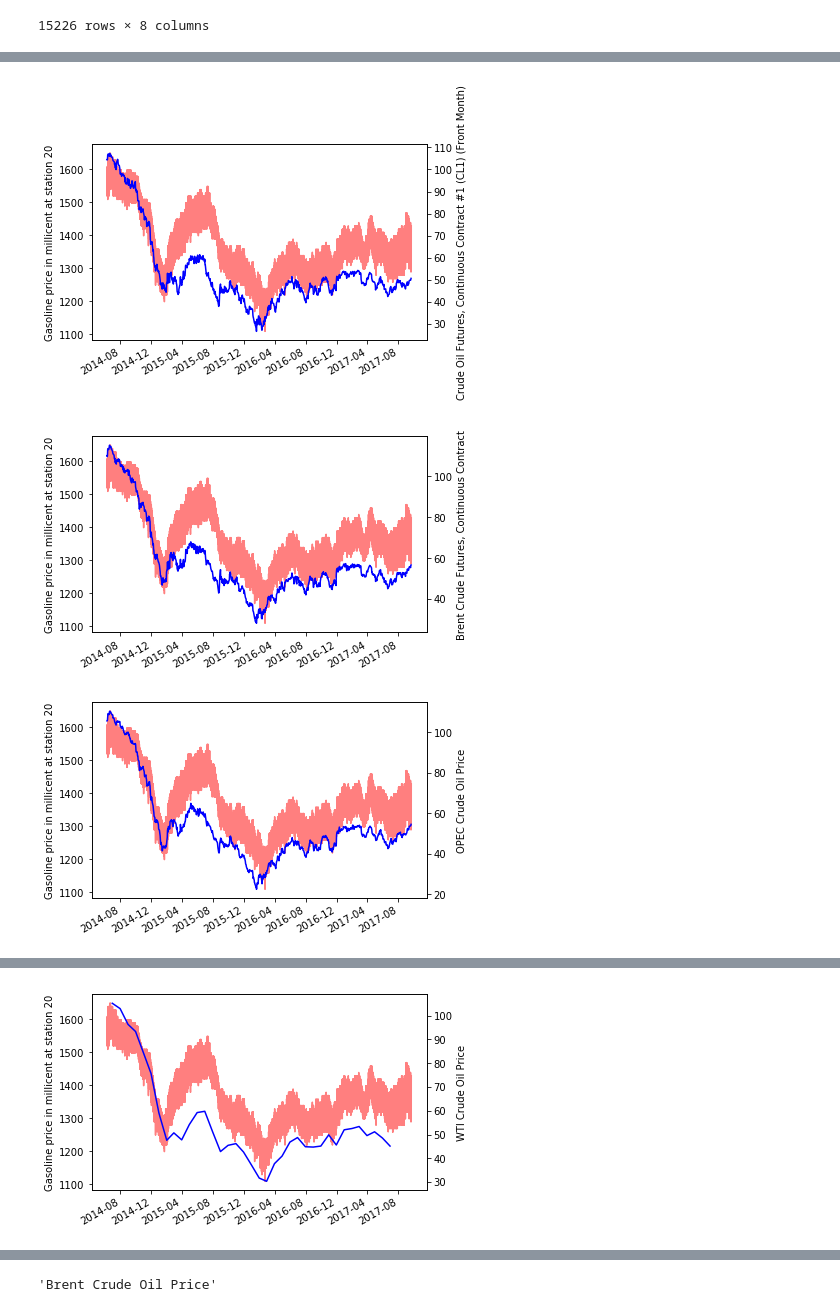
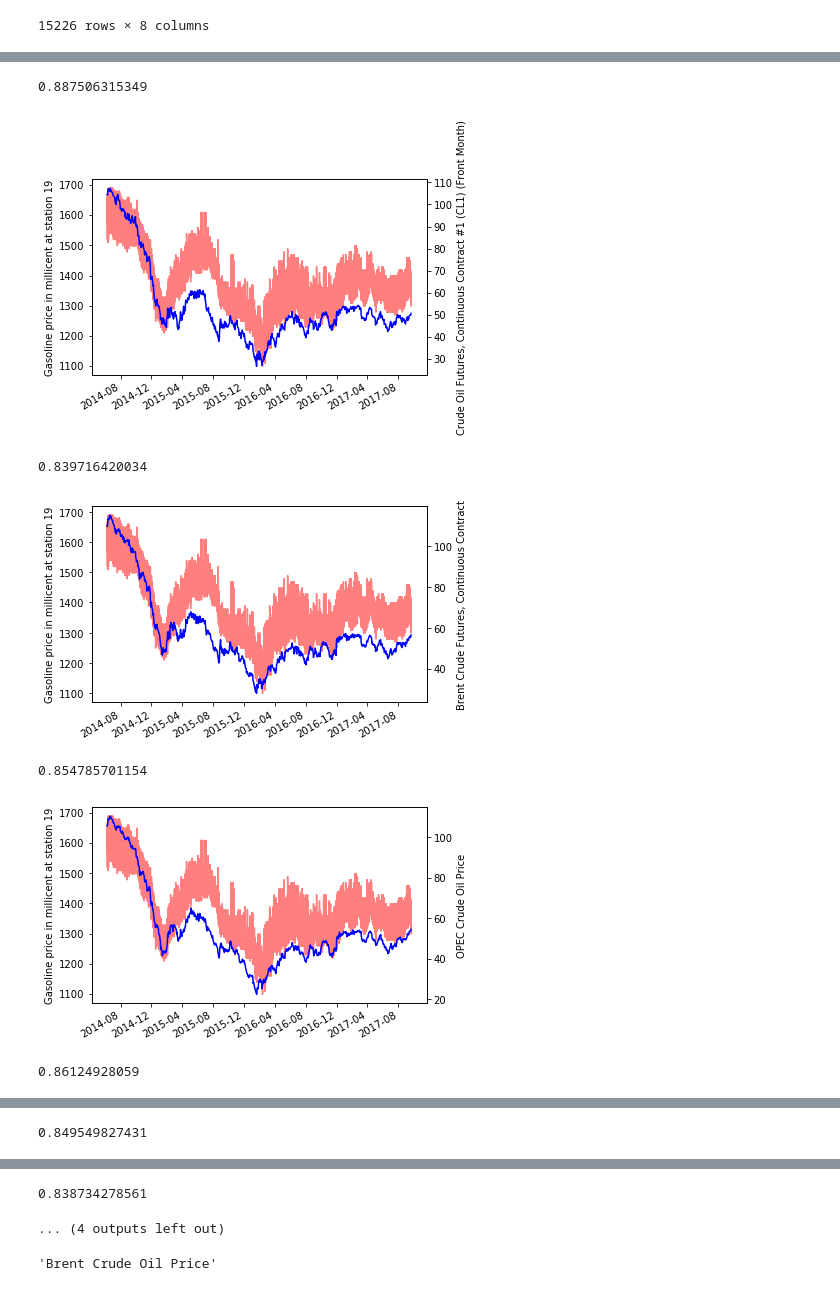
Before and after one commit to WGierke/informatiCup2018, a Jupyter notebook: notebooks/1.0-sb-compare-oil-gas_prices.ipynb, the cells around one changed output, grey strips where cells are left out. Drawn from its saved outputs; the diff is of its cells as text; code cells hidden in the pictures.

Commit message:
Add correlation between gas price and oil price

```diff
--- a/notebooks/1.0-sb-compare-oil-gas_prices.ipynb
+++ b/notebooks/1.0-sb-compare-oil-gas_prices.ipynb
@@ -36,9 +36,10 @@ gas_stations_df
 | 15226 | Esso Tankstelle | ESSO | AM BRUNNSTEIN 2 |  | 82481 | MITTENWALD | 47.399458 | 11.265886 |
 15226 rows × 8 columns
 # %%
-gas_station_id = 20
+gas_station_id = 19
 # %%
 gas_station = pd.read_csv(os.path.join(GAS_PRICE_PATH,'{}.csv'.format(gas_station_id)), names=['Timestamp', 'Price'],  index_col='Timestamp',parse_dates=['Timestamp'],sep=';')
+gas_station_resampled = gas_station.resample('1T').bfill()
 # %%
 plt.plot(gas_station)
 plt.show()
@@ -65,4 +66,9 @@ for exchange, selector  in [("CHRIS/CME_RB1", 'Last'), ("CHRIS/CME_CL1", 'Last')
 
     fig.autofmt_xdate()
     plt.show()
+
+    exchange_data = mydata.resample('1T').mean().bfill()
+    combined = exchange_data.merge(gas_station_resampled, left_index=True, right_index=True)
+    correlation = combined.corr()['Price'][0]
+    print(correlation)
 # %% [output]
@@ -70,3 +76,7 @@ for exchange, selector  in [("CHRIS/CME_RB1", 'Last'), ("CHRIS/CME_CL1", 'Last')
+0.887506315349
-[figure, old version]
+[figure, new version]
+0.839716420034
-[figure, old version]
+[figure, new version]
+0.854785701154
-[figure, old version]
+[figure, new version]
+0.86124928059
@@ -73,0 +84 @@ for exchange, selector  in [("CHRIS/CME_RB1", 'Last'), ("CHRIS/CME_CL1", 'Last')
+0.849549827431
@@ -75 +85,0 @@ for exchange, selector  in [("CHRIS/CME_RB1", 'Last'), ("CHRIS/CME_CL1", 'Last')
-[figure, removed]
@@ -77,3 +86,5 @@ for exchange, selector  in [("CHRIS/CME_RB1", 'Last'), ("CHRIS/CME_CL1", 'Last')
+0.838734278561
+... (4 outputs left out)
 # %%
 dataset.name
 # %% [output]
```
Also changed, not shown: parts of 2 cells of this notebook.
